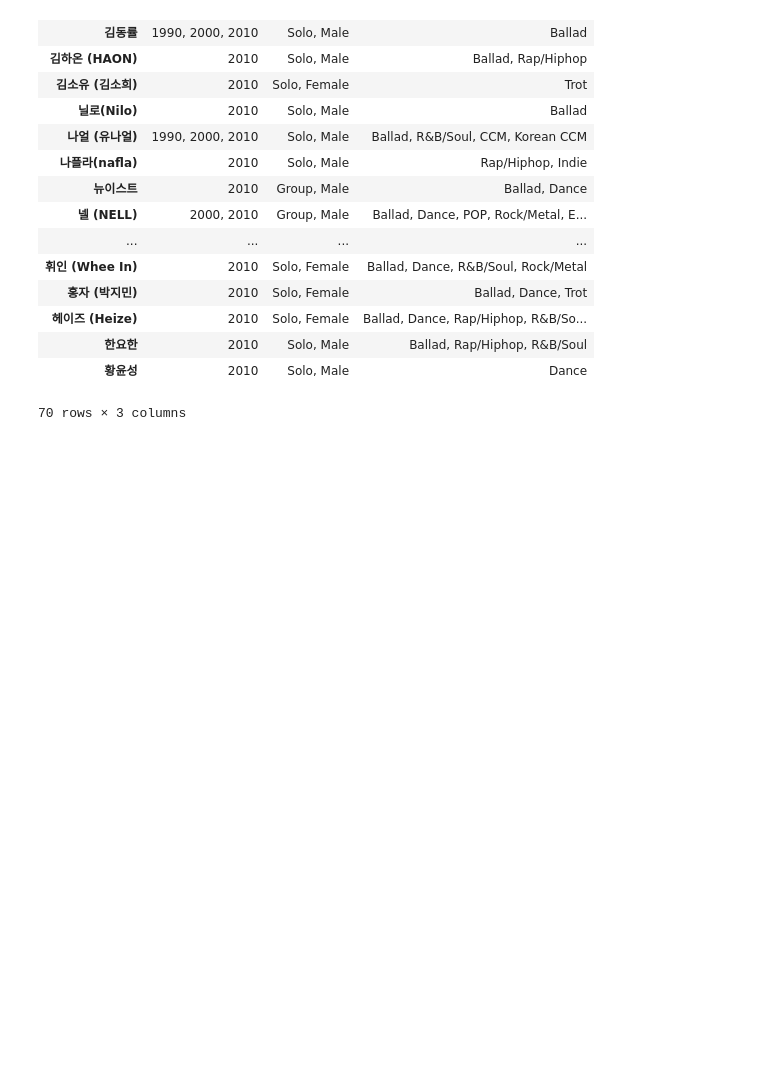
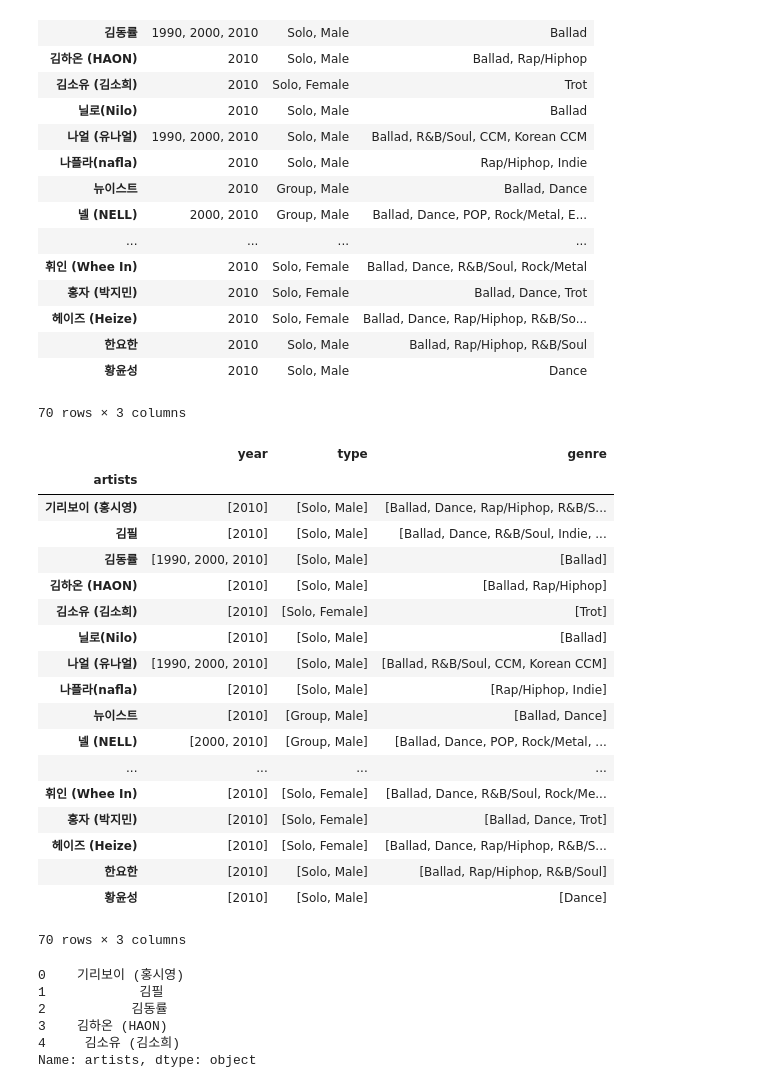
Before and after one commit to KAY1020/Melon_Recommendation_Systems, a Jupyter notebook: melon_artist_detail.ipynb, the cells around one changed output. Cells and saved outputs as stored; diff of their text form; code cells hidden in the pictures; blank space fills up the shorter version.

Commit message:
recommend artists
based on https://github.com/emmagrimaldi/Content_based_movie_recommender/blob/master/.ipynb_checkpoints/EG_project5-checkpoint.ipynb

```diff
--- a/melon_artist_detail.ipynb
+++ b/melon_artist_detail.ipynb
@@ -135,3 +135,28 @@ df
 | 한요한 | 2010 | Solo, Male | Ballad, Rap/Hiphop, R&B/Soul |
 | 황윤성 | 2010 | Solo, Male | Dance |
 70 rows × 3 columns
+# %%
+df['year'] = df['year'].map(lambda x: x.split(','))
+df['type'] = df['type'].map(lambda x: x.split(','))
+df['genre'] = df['genre'].map(lambda x: x.split(','))
+df
+# %% [output]
+|  | year | type | genre |
+| artists |  |  |  |
+| 기리보이 (홍시영) | [2010] | [Solo, Male] | [Ballad, Dance, Rap/Hiphop, R&B/S... |
+| 김필 | [2010] | [Solo, Male] | [Ballad, Dance, R&B/Soul, Indie, ... |
+| 김동률 | [1990, 2000, 2010] | [Solo, Male] | [Ballad] |
+| 김하온 (HAON) | [2010] | [Solo, Male] | [Ballad, Rap/Hiphop] |
+| 김소유 (김소희) | [2010] | [Solo, Female] | [Trot] |
+| 닐로(Nilo) | [2010] | [Solo, Male] | [Ballad] |
+| 나얼 (유나얼) | [1990, 2000, 2010] | [Solo, Male] | [Ballad, R&B/Soul, CCM, Korean CCM] |
+| 나플라(nafla) | [2010] | [Solo, Male] | [Rap/Hiphop, Indie] |
+| 뉴이스트 | [2010] | [Group, Male] | [Ballad, Dance] |
+| 넬 (NELL) | [2000, 2010] | [Group, Male] | [Ballad, Dance, POP, Rock/Metal, ... |
+| ... | ... | ... | ... |
+| 휘인 (Whee In) | [2010] | [Solo, Female] | [Ballad, Dance, R&B/Soul, Rock/Me... |
+| 홍자 (박지민) | [2010] | [Solo, Female] | [Ballad, Dance, Trot] |
+| 헤이즈 (Heize) | [2010] | [Solo, Female] | [Ballad, Dance, Rap/Hiphop, R&B/S... |
+| 한요한 | [2010] | [Solo, Male] | [Ballad, Rap/Hiphop, R&B/Soul] |
+| 황윤성 | [2010] | [Solo, Male] | [Dance] |
+70 rows × 3 columns
@@ -137,0 +176,18 @@ df
+# %%
+from sklearn.metrics.pairwise import cosine_similarity
+from sklearn.feature_extraction.text import CountVectorizer
+# instantiating and generating the count matrix
+count = CountVectorizer()
+count_matrix = count.fit_transform(df['bag_of_words'])
+
+# creating a Series for the movie titles so they are associated to an ordered numerical
+# list I will use later to match the indexes
+indices = pd.Series(df.index)
+indices[:5]
+# %% [output]
+0    기리보이 (홍시영)
+1            김필
+2           김동률
+3    김하온 (HAON)
+4     김소유 (김소희)
+Name: artists, dtype: object
```
Also changed, not shown: parts of 4 cells of this notebook.
